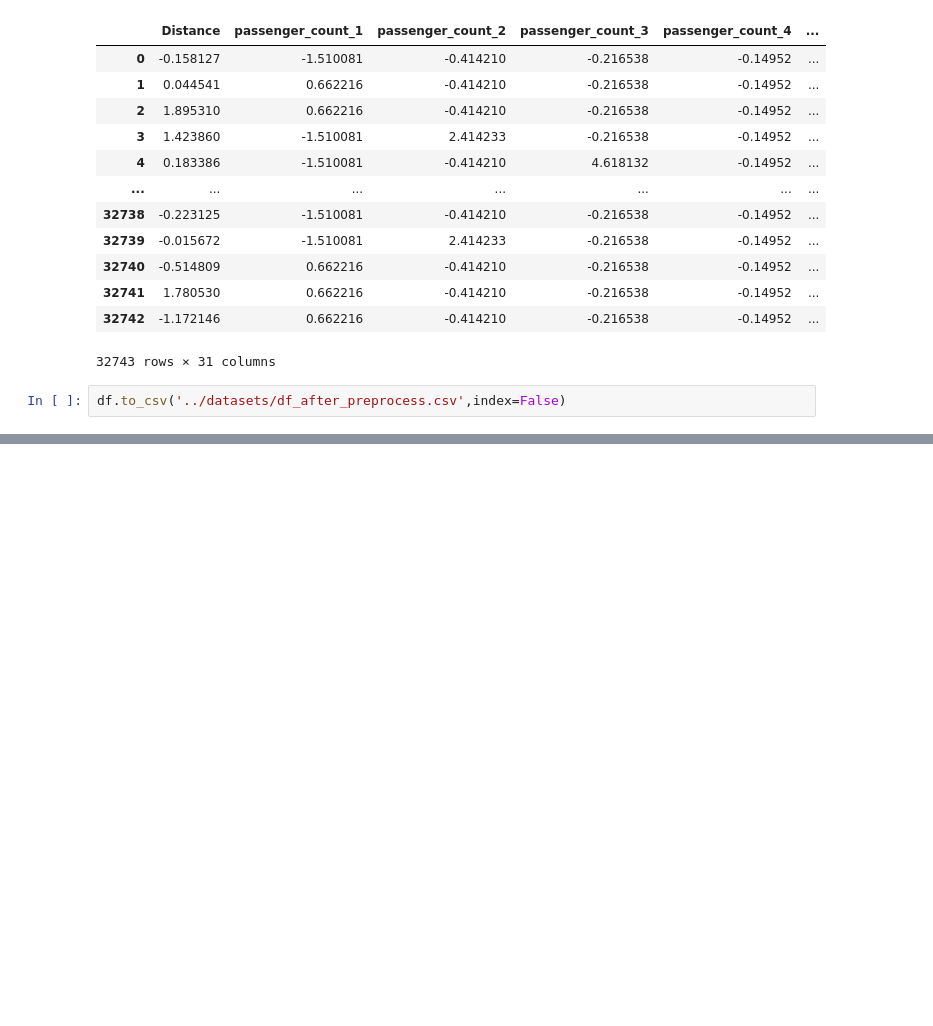
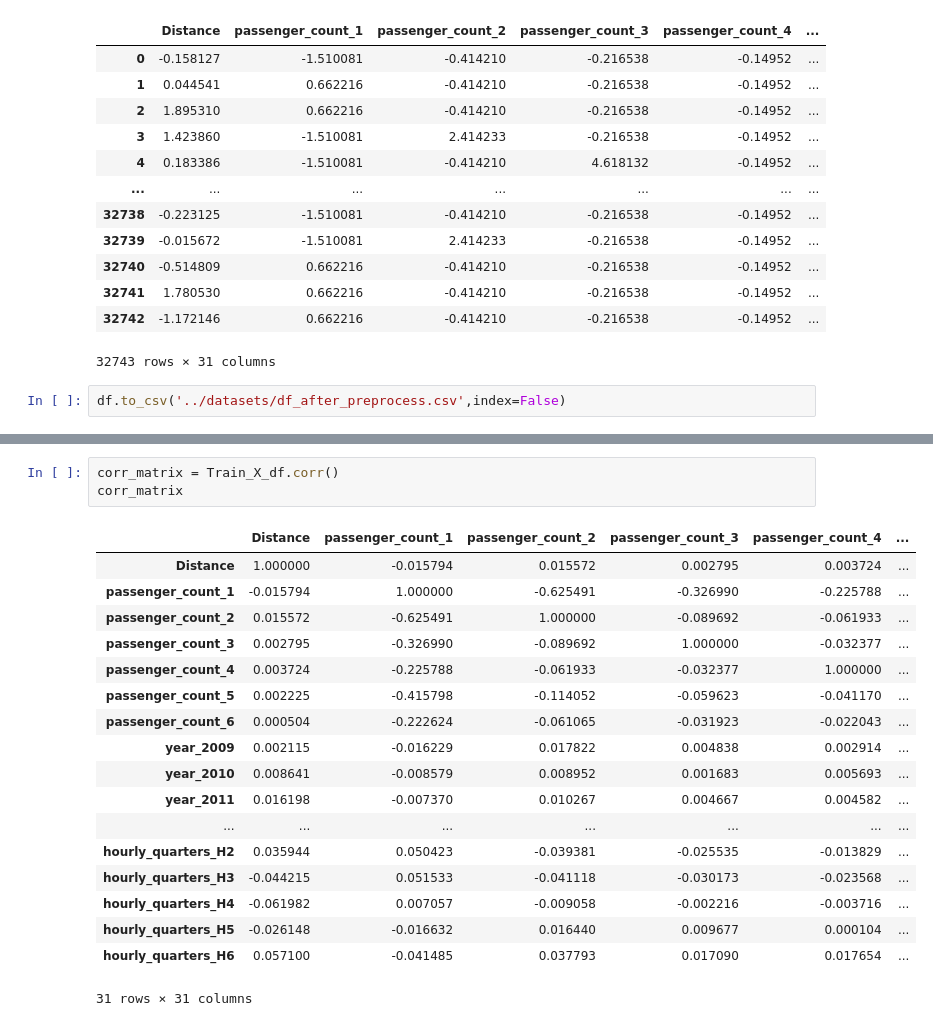
Before and after one commit to BKAPADIA04/Farely, a Jupyter notebook: codes/data_preprocess.ipynb, the cells around one changed output, grey strips where cells are left out. Saved outputs shown, nothing was run; the diff lists cells and outputs as text; blank space fills up the shorter version.

```diff
--- a/codes/data_preprocess.ipynb
+++ b/codes/data_preprocess.ipynb
@@ -228,0 +306,22 @@ df.to_csv('../datasets/df_after_preprocess.csv',index=False)
+# %%
+corr_matrix = Train_X_df.corr()
+corr_matrix
+# %% [output]
+|  | Distance | passenger_count_1 | passenger_count_2 | passenger_count_3 | passenger_count_4 | ... |
+| Distance | 1.000000 | -0.015794 | 0.015572 | 0.002795 | 0.003724 | ... |
+| passenger_count_1 | -0.015794 | 1.000000 | -0.625491 | -0.326990 | -0.225788 | ... |
+| passenger_count_2 | 0.015572 | -0.625491 | 1.000000 | -0.089692 | -0.061933 | ... |
+| passenger_count_3 | 0.002795 | -0.326990 | -0.089692 | 1.000000 | -0.032377 | ... |
+| passenger_count_4 | 0.003724 | -0.225788 | -0.061933 | -0.032377 | 1.000000 | ... |
+| passenger_count_5 | 0.002225 | -0.415798 | -0.114052 | -0.059623 | -0.041170 | ... |
+| passenger_count_6 | 0.000504 | -0.222624 | -0.061065 | -0.031923 | -0.022043 | ... |
+| year_2009 | 0.002115 | -0.016229 | 0.017822 | 0.004838 | 0.002914 | ... |
+| year_2010 | 0.008641 | -0.008579 | 0.008952 | 0.001683 | 0.005693 | ... |
+| year_2011 | 0.016198 | -0.007370 | 0.010267 | 0.004667 | 0.004582 | ... |
+| ... | ... | ... | ... | ... | ... | ... |
+| hourly_quarters_H2 | 0.035944 | 0.050423 | -0.039381 | -0.025535 | -0.013829 | ... |
+| hourly_quarters_H3 | -0.044215 | 0.051533 | -0.041118 | -0.030173 | -0.023568 | ... |
+| hourly_quarters_H4 | -0.061982 | 0.007057 | -0.009058 | -0.002216 | -0.003716 | ... |
+| hourly_quarters_H5 | -0.026148 | -0.016632 | 0.016440 | 0.009677 | 0.000104 | ... |
+| hourly_quarters_H6 | 0.057100 | -0.041485 | 0.037793 | 0.017090 | 0.017654 | ... |
+31 rows × 31 columns
```
Also changed, not shown: parts of 18 cells of this notebook.
